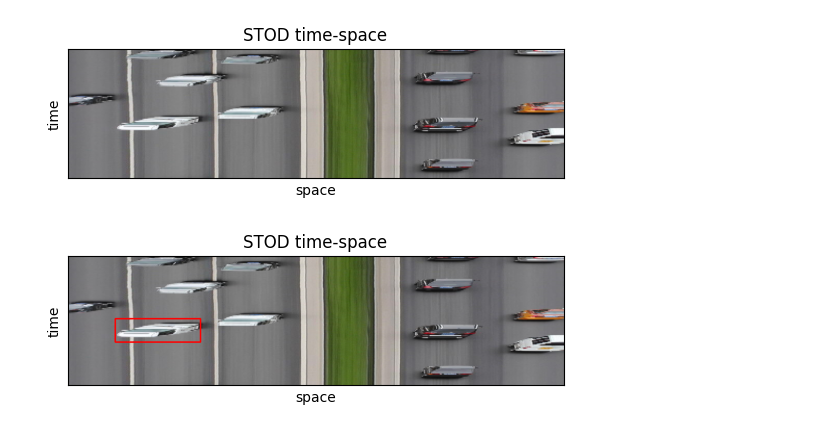
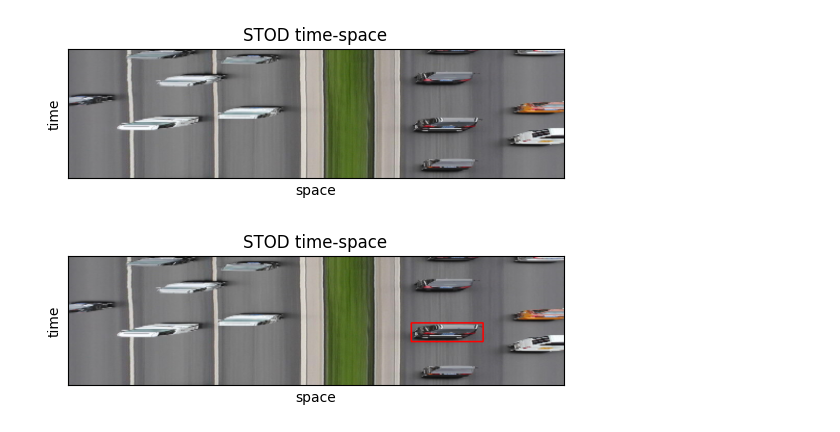
Before and after one commit to Beilong-Tang/scanline_object_detection, a Jupyter notebook: demo/visualize_framework/visualize_line.ipynb, the cells around one changed output. Cells and saved outputs as stored; diff of their text form; code cells hidden in the pictures.

Commit message:
update the visualization codes

```diff
--- a/demo/visualize_framework/visualize_line.ipynb
+++ b/demo/visualize_framework/visualize_line.ipynb
@@ -40,14 +40,14 @@ plt.show()
 [figure]
 # %%
 res_copy = deepcopy(result)
-cv2.rectangle(res_copy, (91, 122), (256, 167), (255,0,0), 2)
+cv2.rectangle(res_copy, (664, 130), (803, 166), (255,0,0), 2)
 plt.title("STOD time-space")
 plt.xlabel("space")
 plt.ylabel("time")
 plt.xticks([])
 plt.yticks([])
 plt.imshow(res_copy)
-skimage.io.imsave( "stod_time_space_rec.png", result)
+skimage.io.imsave( "stod_time_space_rec.png", res_copy)
 plt.show()
 # %% [output]
-[figure, old version]
+[figure, new version]
```
Also changed, not shown: parts of 1 cell of this notebook.
